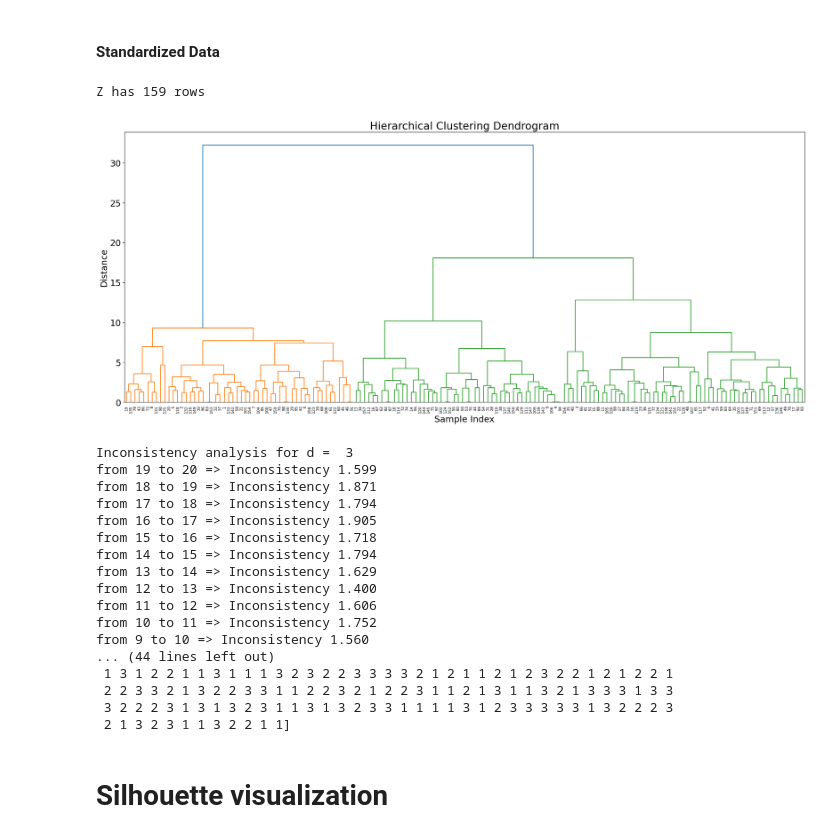
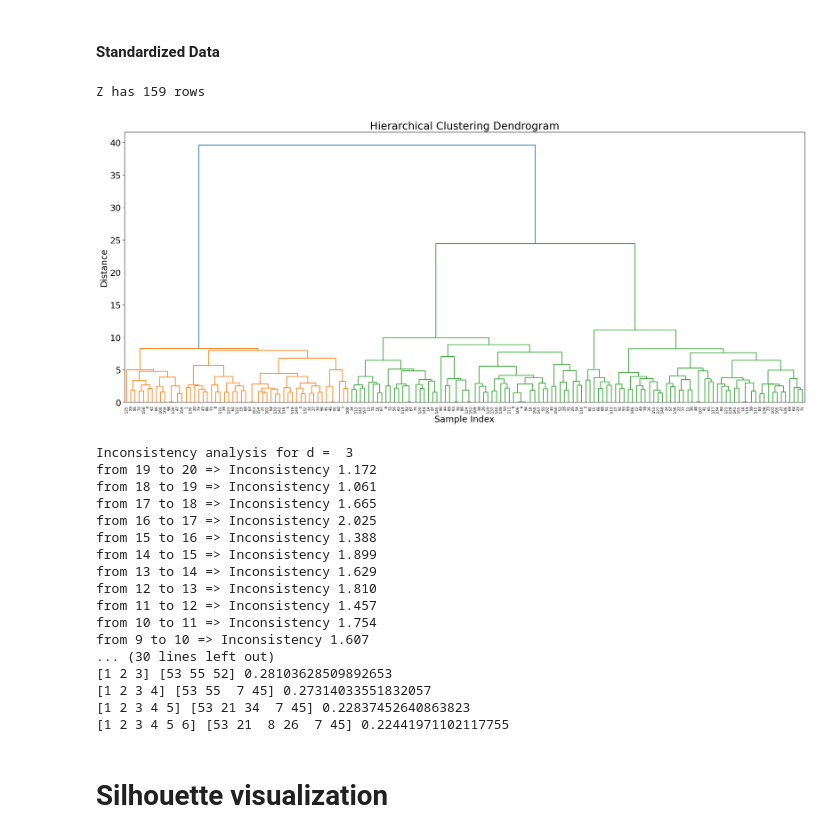
Before and after one commit to categrd/EcoCity, a Jupyter notebook: code/EHealth_Clustering.ipynb, the cells around one changed output. Saved outputs shown, nothing was run; the diff lists cells and outputs as text; code cells hidden in the pictures.

```diff
--- a/code/EHealth_Clustering.ipynb
+++ b/code/EHealth_Clustering.ipynb
@@ -40,7 +39,7 @@ centroid_cmap = ListedColormap(centroid_colors)
 ## Importing data
 # %%
 # df = pd.read_csv('/content/sample_data/dataset_project_eHealth20232024.csv')
-df = pd.read_csv('Project Data/dataset_project_eHealth20232024.csv')
+df = pd.read_csv('../data/dataset_project_eHealth20232024.csv')
 random_state = 10
 print("datashape: ", df.shape)
 print(df.info())
@@ -72,7 +71,8 @@ None
 df['age'] = df['age'].fillna(df['age'].mean())
 df['education'] = df['education'].fillna(df['education'].mean())
 
-columns_to_drop = df.columns[1:42] # Columns 5 to 41
+columns_to_drop = df.columns[3:29] # Columns 5 to 41
+columns_to_drop = columns_to_drop.insert(0, df.columns[1])
 # columns_to_drop = columns_to_drop.append(df.columns[1])
 # columns_to_drop = df.columns[0:42] # Columns 0 to 41
 print(columns_to_drop)
@@ -386,16 +398,21 @@ print('Z has %d rows'%(len(Z)))
 plot_dendrogram()
 get_inconsistency(10)
 get_inconsistency(20)
-n_clusters = 15
+n_clusters = 7
 cluster_labels = []
-for i in range(1, n_clusters):
+silhouette_avg = []
+for i in range(2, n_clusters):
     cluster_labels.append(fcluster(Z, i, criterion='maxclust'))
-    labels, counts = np.unique(cluster_labels[i-1], return_counts=True)
-    print(labels, counts)
+    labels, counts = np.unique(cluster_labels[i-2], return_counts=True)
+    silhouette_avg.append(silhouette_score(X_nrm, cluster_labels[i-2]))
+    print(labels, counts, silhouette_avg[i-2])
+
 
 Normalized_final_df = data_ccs
-print(cluster_labels[2])
+# print(cluster_labels[2])
+Normalized_final_df['Cluster'] = cluster_labels[1]
+Normalized_final_df.to_csv('Normalized_final_df_3clusters.csv')
 Normalized_final_df['Cluster'] = cluster_labels[2]
-Normalized_final_df.to_csv('Normalized_final_df.csv')
+Normalized_final_df.to_csv('Normalized_final_df_4clusters.csv')
 # %% [output]
 Z has 159 rows
@@ -422,39 +439,45 @@ from 9 to 10 => Inconsistency 3.122
 # %%
 Z = linkage(X_std, 'ward')
 print('Z has %d rows'%(len(Z)))
 plot_dendrogram()
 get_inconsistency(3)
 get_inconsistency(10)
-n_clusters = 15
-for i in range(1, n_clusters):
+n_clusters = 7
+cluster_labels = []
+silhouette_avg = []
+for i in range(2, n_clusters):
     cluster_labels.append(fcluster(Z, i, criterion='maxclust'))
-    labels, counts = np.unique(cluster_labels[i-1], return_counts=True)
-    print(labels, counts)
+    #print(cluster_labels)
+    labels, counts = np.unique(cluster_labels[i-2], return_counts=True)
+    silhouette_avg.append(silhouette_score(X_std, cluster_labels[i-2]))
+    print(labels, counts, silhouette_avg[i-2])
 
 Std_final_df = data_ccs
 # print(cluster_labels[2])
+Std_final_df['Cluster'] = cluster_labels[1]
+Std_final_df.to_csv('Std_final_df_3clusters.csv')
 Std_final_df['Cluster'] = cluster_labels[2]
-Std_final_df.to_csv('Std_final_df.csv')
+Std_final_df.to_csv('Std_final_df_4clusters.csv')
 # %% [output]
 Z has 159 rows
-[figure, old version]
+[figure, new version]
 Inconsistency analysis for d =  3
-from 19 to 20 => Inconsistency 1.599
-from 18 to 19 => Inconsistency 1.871
-from 17 to 18 => Inconsistency 1.794
-from 16 to 17 => Inconsistency 1.905
-from 15 to 16 => Inconsistency 1.718
-from 14 to 15 => Inconsistency 1.794
+from 19 to 20 => Inconsistency 1.172
+from 18 to 19 => Inconsistency 1.061
+from 17 to 18 => Inconsistency 1.665
+from 16 to 17 => Inconsistency 2.025
+from 15 to 16 => Inconsistency 1.388
+from 14 to 15 => Inconsistency 1.899
 from 13 to 14 => Inconsistency 1.629
-from 12 to 13 => Inconsistency 1.400
-from 11 to 12 => Inconsistency 1.606
-from 10 to 11 => Inconsistency 1.752
-from 9 to 10 => Inconsistency 1.560
-... (44 lines left out)
- 1 3 1 2 2 1 1 3 1 1 1 3 2 3 2 2 3 3 3 3 2 1 2 1 1 2 1 2 3 2 2 1 2 1 2 2 1
- 2 2 3 3 2 1 3 2 2 3 3 1 1 2 2 3 2 1 2 2 3 1 1 2 1 3 1 1 3 2 1 3 3 3 1 3 3
- 3 2 2 2 3 1 3 1 3 2 3 1 1 3 1 3 2 3 3 1 1 1 1 3 1 2 3 3 3 3 3 1 3 2 2 2 3
- 2 1 3 2 3 1 1 3 2 2 1 1]
+from 12 to 13 => Inconsistency 1.810
+from 11 to 12 => Inconsistency 1.457
+from 10 to 11 => Inconsistency 1.754
+from 9 to 10 => Inconsistency 1.607
+... (30 lines left out)
+[1 2 3] [53 55 52] 0.28103628509892653
+[1 2 3 4] [53 55  7 45] 0.27314033551832057
+[1 2 3 4 5] [53 21 34  7 45] 0.22837452640863823
+[1 2 3 4 5 6] [53 21  8 26  7 45] 0.22441971102117755
 # %% [markdown]
 # Silhouette visualization
 # %% [markdown]
```
Also changed, not shown: parts of 17 cells of this notebook, 10 other files.
